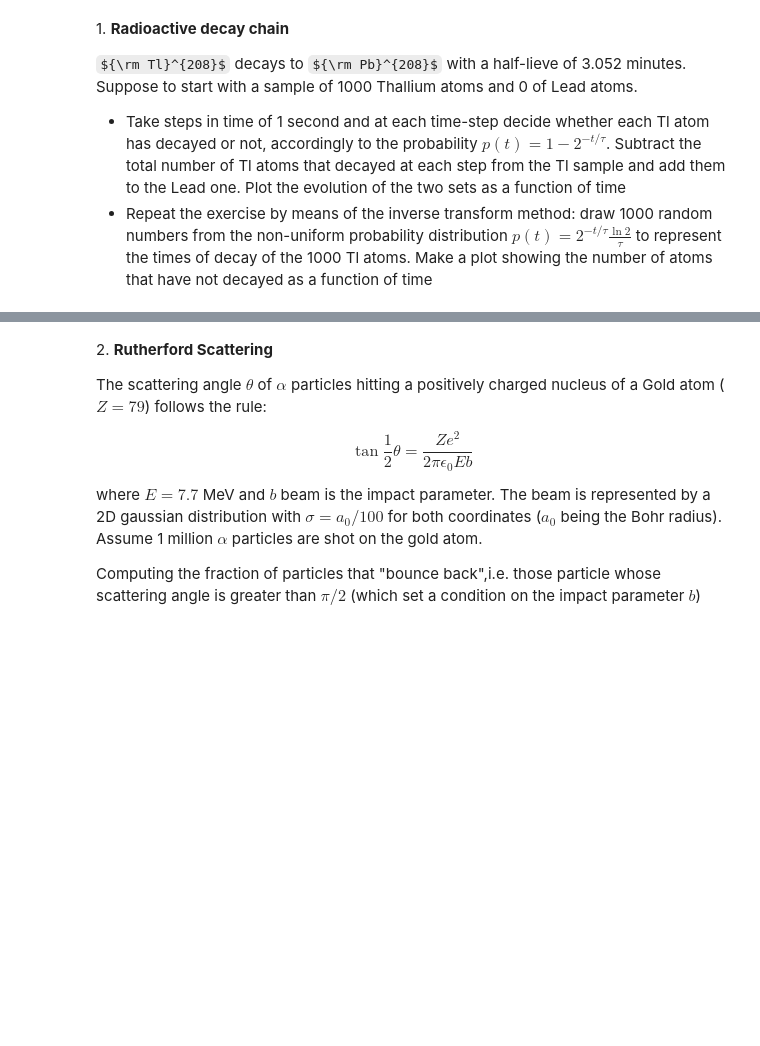
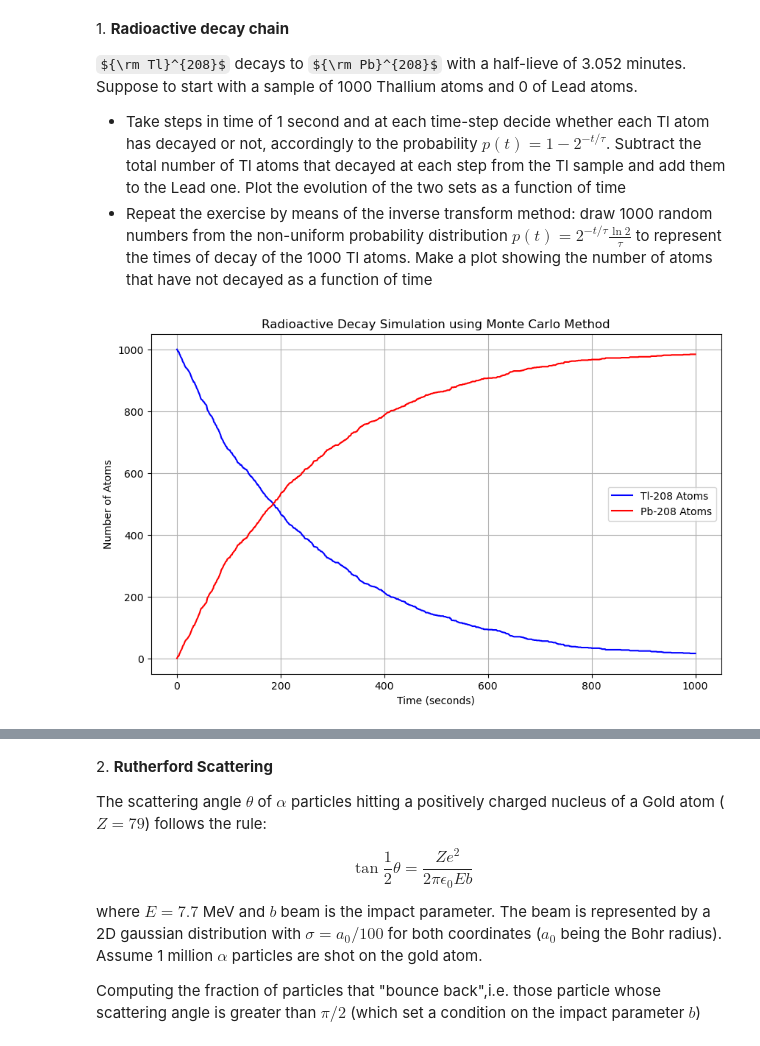
Before and after one commit to angelabortolato/LaboratoryOfComputationalPhysics_A, a Jupyter notebook: 10ex_MonteCarlo.ipynb, the cells around one changed output, grey strips where cells are left out. Cells and saved outputs as stored; diff of their text form; code cells hidden in the pictures; some formulas as TeX source; blank space fills up the shorter version.

```diff
--- a/10ex_MonteCarlo.ipynb
+++ b/10ex_MonteCarlo.ipynb
@@ -8,11 +11,36 @@ ${\rm Tl}^{208}$ decays to ${\rm Pb}^{208}$ with a half-lieve of 3.052 minutes.
 # %%
 tau=3.052*60    #half lieve in seconds
-n0_tl=1000
 
-tsteps=1000    #number of time steps (each 1 second)
+N0=1000
+
+t_max=1000    #number of time steps (each 1 second)
 
 #arrays (lists) of time series number of atoms for each species
-tl_atoms=[n0_tl]
-pb_atoms=[0]
 
-#perform montecarlo to decide whether the atom decays or not
+
+def tlpb_step_decay(N0, tau, t_max):
+    tl_atoms = [N0]
+    pb_atoms = [0]
+    for t in range(1, t_max + 1):
+        remaining_tl = tl_atoms[-1]
+        decay_prob = 1 - 2**(-1 / tau)  # 1 second step decay probability
+        decayed = np.random.binomial(remaining_tl, decay_prob)
+        tl_atoms.append(remaining_tl - decayed)
+        pb_atoms.append(pb_atoms[-1] + decayed)
+    return tl_atoms, pb_atoms
+# %%
+time_steps = np.arange(0, t_max + 1)
+tl_atoms, pb_atoms = tlpb_step_decay(N0, tau, t_max)
+
+# Plot the evolution of Tl and Pb atoms
+plt.figure(figsize=(10, 6))
+plt.plot(time_steps, tl_atoms, label='Tl-208 Atoms', color='blue')
+plt.plot(time_steps, pb_atoms, label='Pb-208 Atoms', color='red')
+plt.xlabel('Time (seconds)')
+plt.ylabel('Number of Atoms')
+plt.title('Radioactive Decay Simulation using Monte Carlo Method')
+plt.legend()
+plt.grid()
+plt.show()
+# %% [output]
+[figure, added]
```
Also changed, not shown: parts of 3 cells of this notebook.
